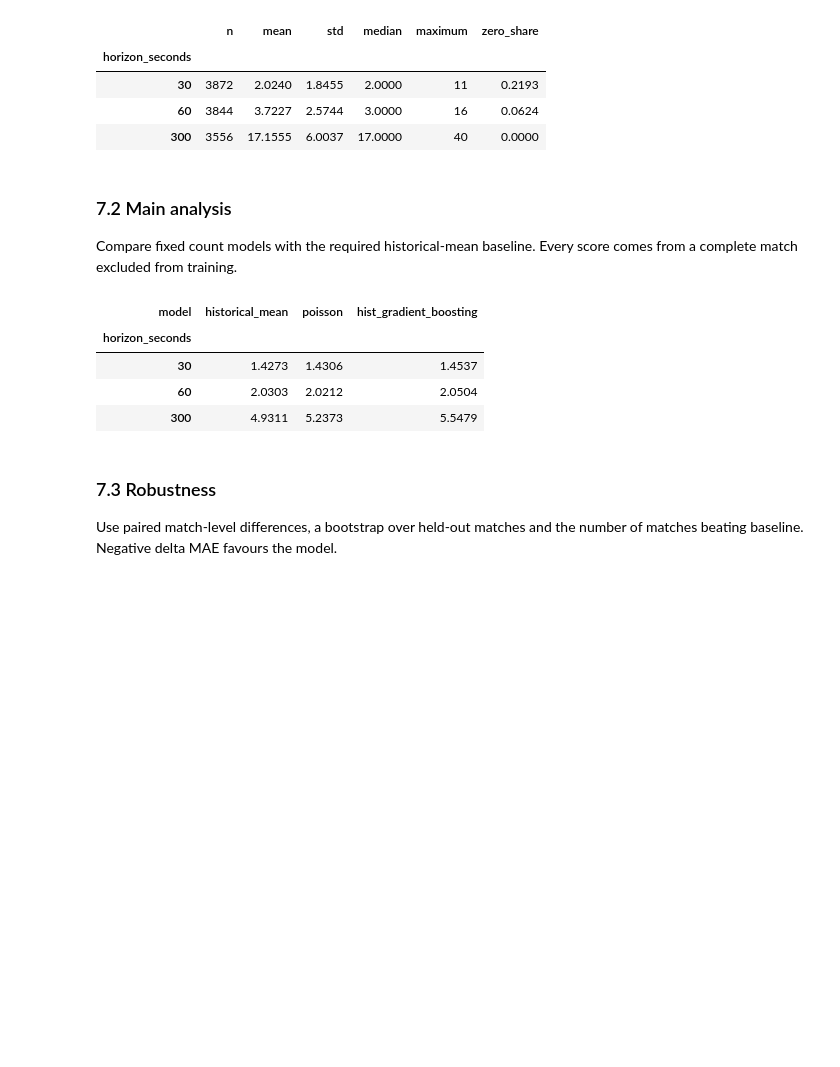
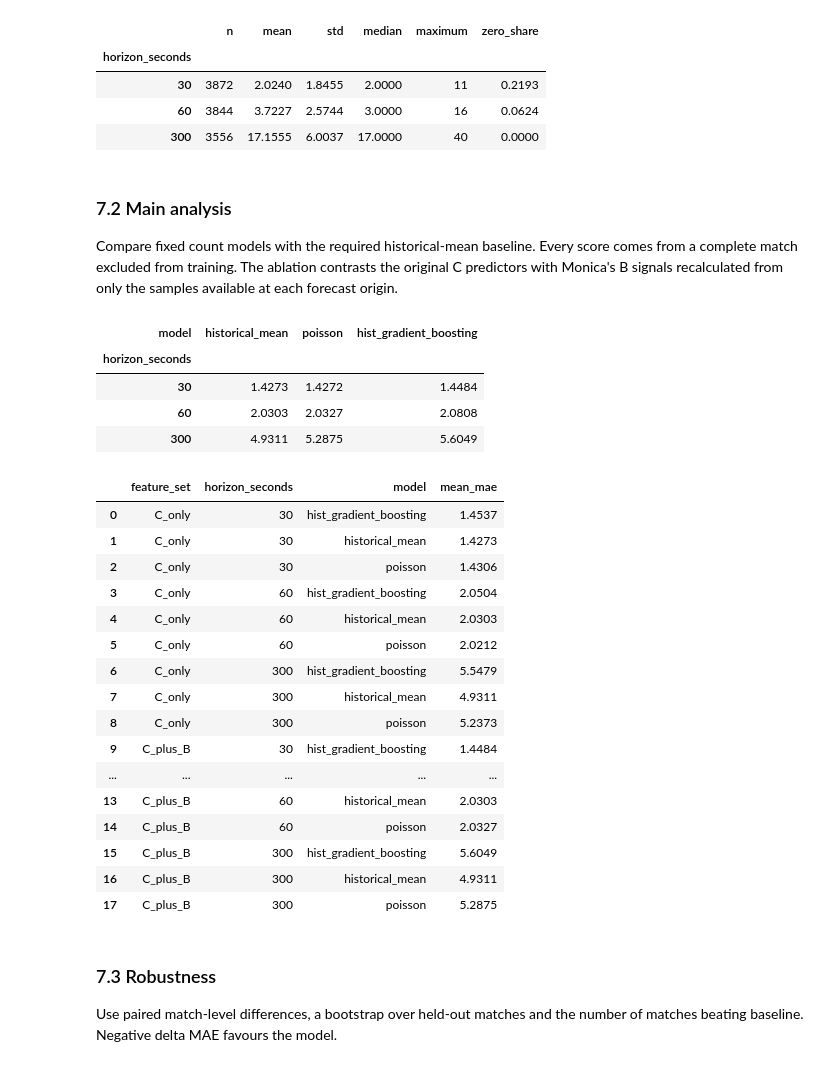
Before and after one commit to leonardoeng13/bramex-football-exertion-pitch-control, a Jupyter notebook: notebooks/BraMex_team_notebook.ipynb, the cells around one changed output. Drawn from its saved outputs; the diff is of its cells as text; code cells hidden in the pictures; blank space fills up the shorter version.

```diff
--- a/notebooks/BraMex_team_notebook.ipynb
+++ b/notebooks/BraMex_team_notebook.ipynb
@@ -739,15 +739,14 @@ The course forecast horizon is still pending. Results for 30, 60 and 300 seconds
 Build the target at 25 Hz and attach current and past-only variables from the shared tables. Summarise the target distribution before fitting any model.
 # %%
 from bramex.workstream_c import (
-    build_forecast_table, compare_to_baseline, evaluate_models,
-    summarize_scores, team_minute_features,
+    build_forecast_table, compare_to_baseline, evaluate_feature_ablation, evaluate_models,
+    has_workstream_b_features, summarize_scores, team_minute_features,
 )
 
 C_OUTPUT = bramex.cache_dir() / "workstream_c"
 C_FORECAST_PATH = C_OUTPUT / "forecast_table.csv.gz"
-if C_FORECAST_PATH.exists():
-    C_FORECAST = pd.read_csv(C_FORECAST_PATH)
-else:
+C_FORECAST = pd.read_csv(C_FORECAST_PATH) if C_FORECAST_PATH.exists() else None
+if C_FORECAST is None or not has_workstream_b_features(C_FORECAST):
     C_FORECAST = build_forecast_table(T)
 
 C_TARGET_SUMMARY = (
@@ -765,25 +764,48 @@ C_TARGET_SUMMARY
 | 300 | 3556 | 17.1555 | 6.0037 | 17.0000 | 40 | 0.0000 |
 # %% [markdown]
 ### 7.2 Main analysis
-Compare fixed count models with the required historical-mean baseline. Every score comes from a complete match excluded from training.
+Compare fixed count models with the required historical-mean baseline. Every score comes from a complete match excluded from training. The ablation contrasts the original C predictors with Monica's B signals recalculated from only the samples available at each forecast origin.
 # %%
-C_SCORES_PATH = C_OUTPUT / "lomo_scores.csv"
-if C_SCORES_PATH.exists():
-    C_SCORES = pd.read_csv(C_SCORES_PATH)
+C_ABLATION_PATH = C_OUTPUT / "feature_ablation_lomo.csv"
+if C_ABLATION_PATH.exists():
+    C_ABLATION = pd.read_csv(C_ABLATION_PATH)
 else:
-    C_SCORES = evaluate_models(C_FORECAST)
+    C_ABLATION = evaluate_feature_ablation(C_FORECAST)
+C_SCORES = C_ABLATION[C_ABLATION.feature_set == "C_plus_B"].drop(columns="feature_set")
 
 C_MODEL_SUMMARY = summarize_scores(C_SCORES)
 C_MODEL_COMPARISON = C_MODEL_SUMMARY.pivot(
     index="horizon_seconds", columns="model", values="mean_mae"
 )[["historical_mean", "poisson", "hist_gradient_boosting"]]
-C_MODEL_COMPARISON
+C_ABLATION_SUMMARY = (
+    C_ABLATION.groupby(["feature_set", "horizon_seconds", "model"])["mae"]
+    .mean().rename("mean_mae").reset_index()
+)
+display(C_MODEL_COMPARISON)
+C_ABLATION_SUMMARY
 # %% [output]
 | model | historical_mean | poisson | hist_gradient_boosting |
 | horizon_seconds |  |  |  |
-| 30 | 1.4273 | 1.4306 | 1.4537 |
-| 60 | 2.0303 | 2.0212 | 2.0504 |
-| 300 | 4.9311 | 5.2373 | 5.5479 |
+| 30 | 1.4273 | 1.4272 | 1.4484 |
+| 60 | 2.0303 | 2.0327 | 2.0808 |
+| 300 | 4.9311 | 5.2875 | 5.6049 |
+|  | feature_set | horizon_seconds | model | mean_mae |
+| 0 | C_only | 30 | hist_gradient_boosting | 1.4537 |
+| 1 | C_only | 30 | historical_mean | 1.4273 |
+| 2 | C_only | 30 | poisson | 1.4306 |
+| 3 | C_only | 60 | hist_gradient_boosting | 2.0504 |
+| 4 | C_only | 60 | historical_mean | 2.0303 |
+| 5 | C_only | 60 | poisson | 2.0212 |
+| 6 | C_only | 300 | hist_gradient_boosting | 5.5479 |
+| 7 | C_only | 300 | historical_mean | 4.9311 |
+| 8 | C_only | 300 | poisson | 5.2373 |
+| 9 | C_plus_B | 30 | hist_gradient_boosting | 1.4484 |
+| ... | ... | ... | ... | ... |
+| 13 | C_plus_B | 60 | historical_mean | 2.0303 |
+| 14 | C_plus_B | 60 | poisson | 2.0327 |
+| 15 | C_plus_B | 300 | hist_gradient_boosting | 5.6049 |
+| 16 | C_plus_B | 300 | historical_mean | 4.9311 |
+| 17 | C_plus_B | 300 | poisson | 5.2875 |
 # %% [markdown]
 ### 7.3 Robustness
 Use paired match-level differences, a bootstrap over held-out matches and the number of matches beating baseline. Negative delta MAE favours the model.
```
Also changed, not shown: parts of 14 cells of this notebook, 5 other files.
